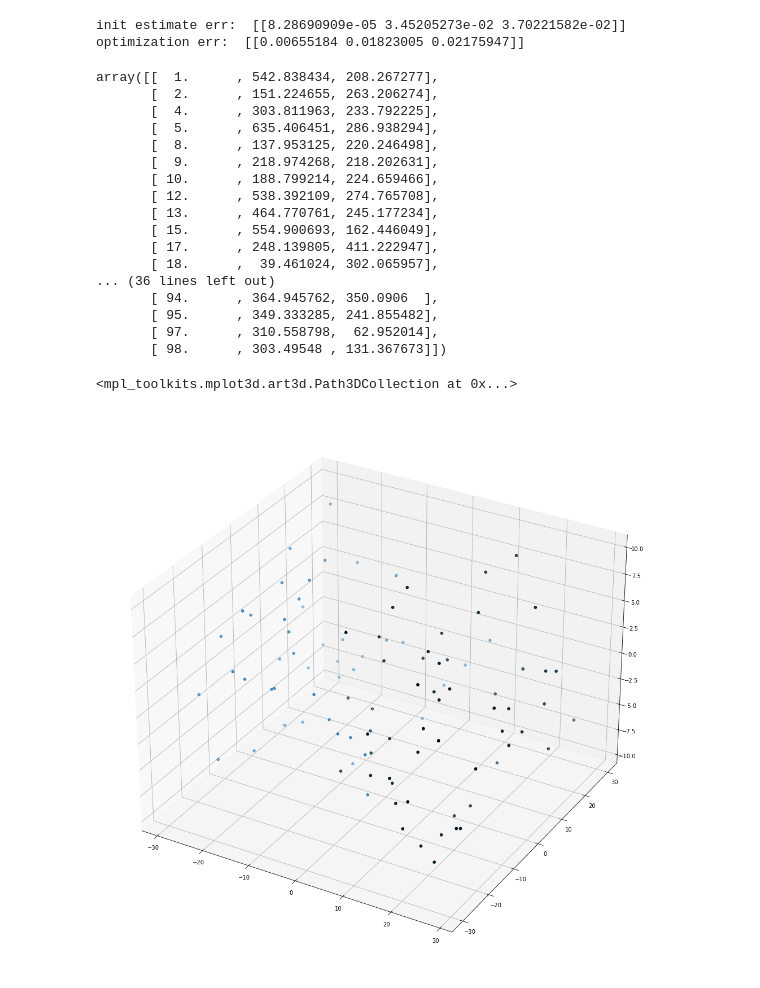
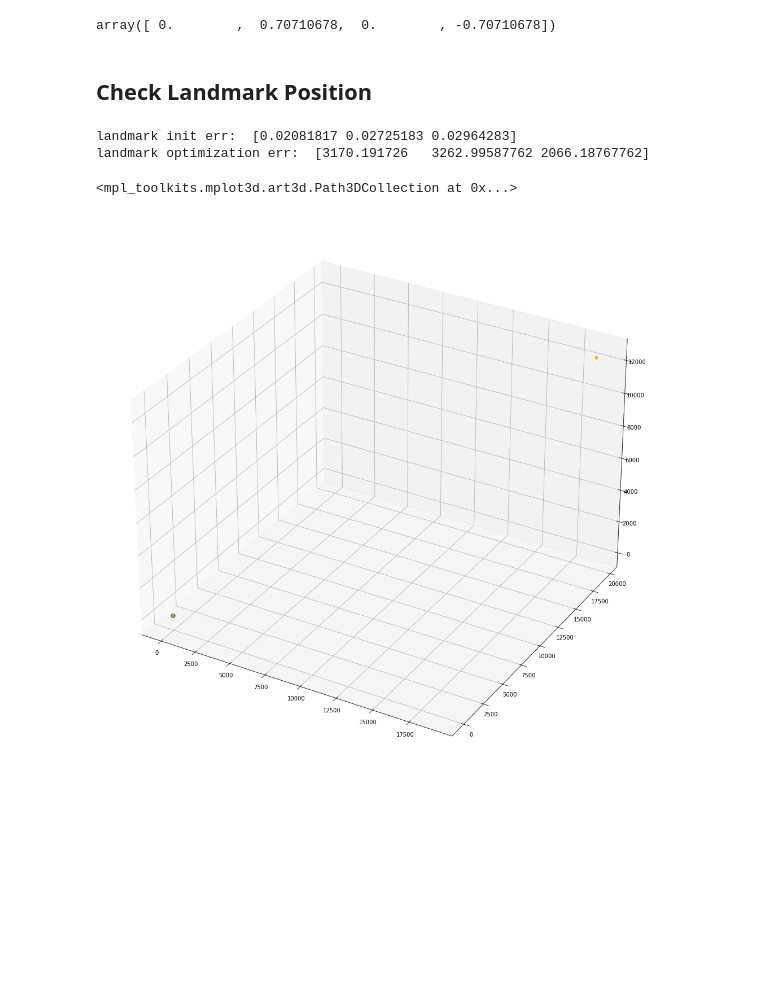
Before and after one commit to TieJean/visual-slam-example, a Jupyter notebook: utils/visualize_results.ipynb, the cells around one changed output. Drawn from its saved outputs; the diff is of its cells as text; code cells hidden in the pictures; blank space fills up the shorter version.

```diff
--- a/utils/visualize_results.ipynb
+++ b/utils/visualize_results.ipynb
@@ -5,19 +6,34 @@ import numpy as np
+# %%
+R.from_rotvec(0 * np.array([0, 1, 0])).as_quat()
+R.from_rotvec(np.pi * np.array([0, 1, 0])).as_quat()
+R.from_rotvec(1.5 * np.pi * np.array([0, 1, 0])).as_quat()
+# %% [output]
+array([ 0.        ,  0.70710678,  0.        , -0.70710678])
+# %% [markdown]
+## Check Landmark Position
 # %%
-landmark_initEstimate = pd.read_csv("../data/results/vslam-set2-landmarks-initEstimate.csv", header=None).values
-landmark_results = pd.read_csv("../data/results/vslam-set2-landmarks.csv", header=None).values
-landmark_reference = pd.read_csv("../data/vslam_set2/features/features.txt", header=None, delimiter=" ").values
+landmark_initEstimate = pd.read_csv("../data/results/vslam-superset-landmarks-initEstimate.csv", header=None).values
+landmark_results = pd.read_csv("../data/results/vslam-superset-landmarks.csv", header=None).values
+landmark_reference = pd.read_csv("../data/vslam_superset1/low_density/groundtruth/features/features.txt", header=None, delimiter=" ").values
 
-errs = np.zeros((1, 3))
-for result in landmark_initEstimate:
-    errs += np.abs(landmark_reference[int(result[0])-1][1:] - result[1:])
-errs = errs / len(landmark_results)
-print("init estimate err: ", errs)
+errs = np.zeros((len(landmark_initEstimate), 3))
+for result, i in zip(landmark_initEstimate, range(len(landmark_initEstimate))):
+    errs[i,:] = np.abs(landmark_reference[int(result[0])-1][1:] - result[1:])
+errs = np.mean(errs, 0)
+print("landmark init err: ", errs)
 
-errs = np.zeros((1, 3))
-for result in landmark_results:
-    errs += np.abs(landmark_reference[int(result[0])-1][1:] - result[1:])
-errs = errs / len(landmark_results)
-print("optimization err: ", errs)
+errs = np.zeros((len(landmark_results), 3))
+for result, i in zip(landmark_results, range(len(landmark_results))):
+    errs[i,:] = np.abs(landmark_reference[int(result[0])-1][1:] - result[1:])
+errs = np.mean(errs, 0)
+print("landmark optimization err: ", errs)
+
+fig = plt.figure(figsize=(18,18))
+ax = fig.add_subplot(projection='3d')
+ax.scatter(landmark_reference[:,1], landmark_reference[:,2], landmark_reference[:,3])
+ax.scatter(landmark_results[:,1], landmark_results[:,2], landmark_results[:,3], color="orange")
 # %% [output]
-init estimate err:  [[8.28690909e-05 3.45205273e-02 3.70221582e-02]]
-optimization err:  [[0.00655184 0.01823005 0.02175947]]
+landmark init err:  [0.02081817 0.02725183 0.02964283]
+landmark optimization err:  [3170.191726   3262.99587762 2066.18767762]
+<mpl_toolkits.mplot3d.art3d.Path3DCollection at 0x...>
+[figure, added]
@@ -36,28 +39,0 @@ for i in range(1, n_pose+1):
-# %%
-measurement_reference
-# %% [output]
-array([[  1.      , 542.838434, 208.267277],
-       [  2.      , 151.224655, 263.206274],
-       [  4.      , 303.811963, 233.792225],
-       [  5.      , 635.406451, 286.938294],
-       [  8.      , 137.953125, 220.246498],
-       [  9.      , 218.974268, 218.202631],
-       [ 10.      , 188.799214, 224.659466],
-       [ 12.      , 538.392109, 274.765708],
-       [ 13.      , 464.770761, 245.177234],
-       [ 15.      , 554.900693, 162.446049],
-       [ 17.      , 248.139805, 411.222947],
-       [ 18.      ,  39.461024, 302.065957],
-... (36 lines left out)
-       [ 94.      , 364.945762, 350.0906  ],
-       [ 95.      , 349.333285, 241.855482],
-       [ 97.      , 310.558798,  62.952014],
-       [ 98.      , 303.49548 , 131.367673]])
-# %%
-fig = plt.figure(figsize=(18,18))
-ax = fig.add_subplot(projection='3d')
-ax.scatter(landmark_reference[:,1], landmark_reference[:,2], landmark_reference[:,3])
-ax.scatter(landmark_results[:,1], landmark_results[:,2], landmark_results[:,3], color="black")
-# %% [output]
-<mpl_toolkits.mplot3d.art3d.Path3DCollection at 0x...>
-[figure, removed]
```
Also changed, not shown: parts of 7 cells of this notebook, 4 other files.
